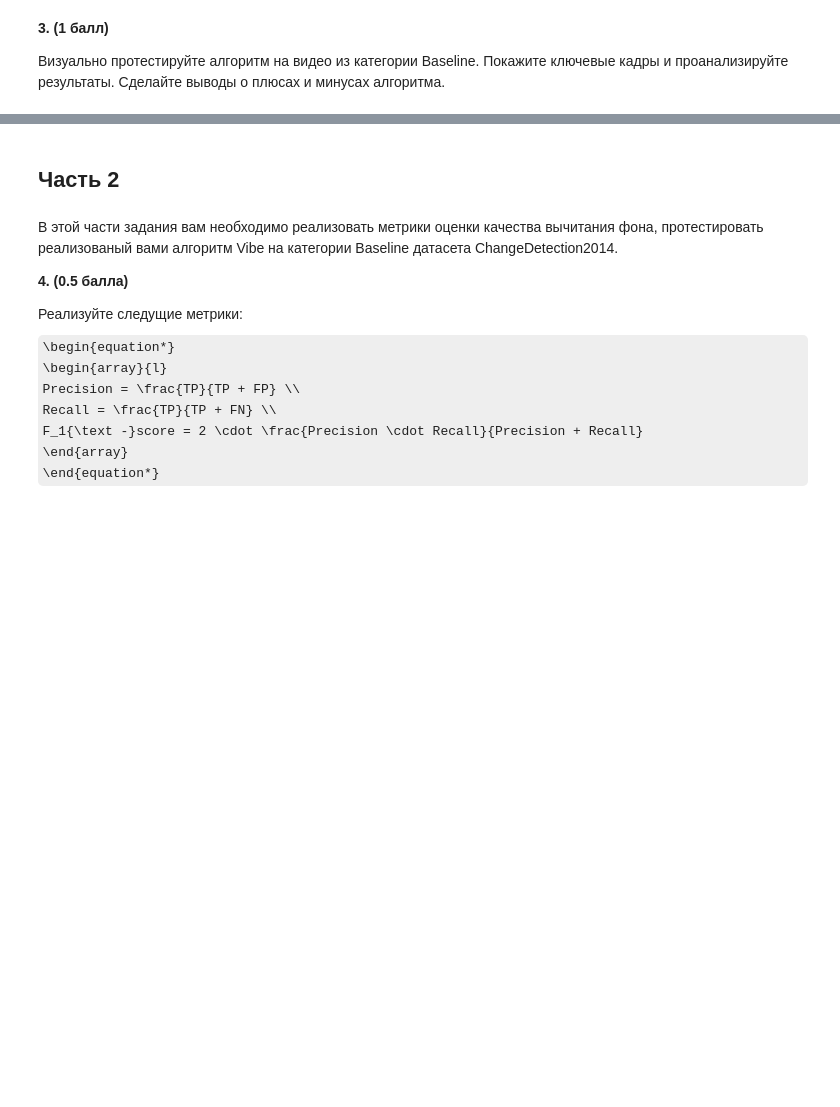
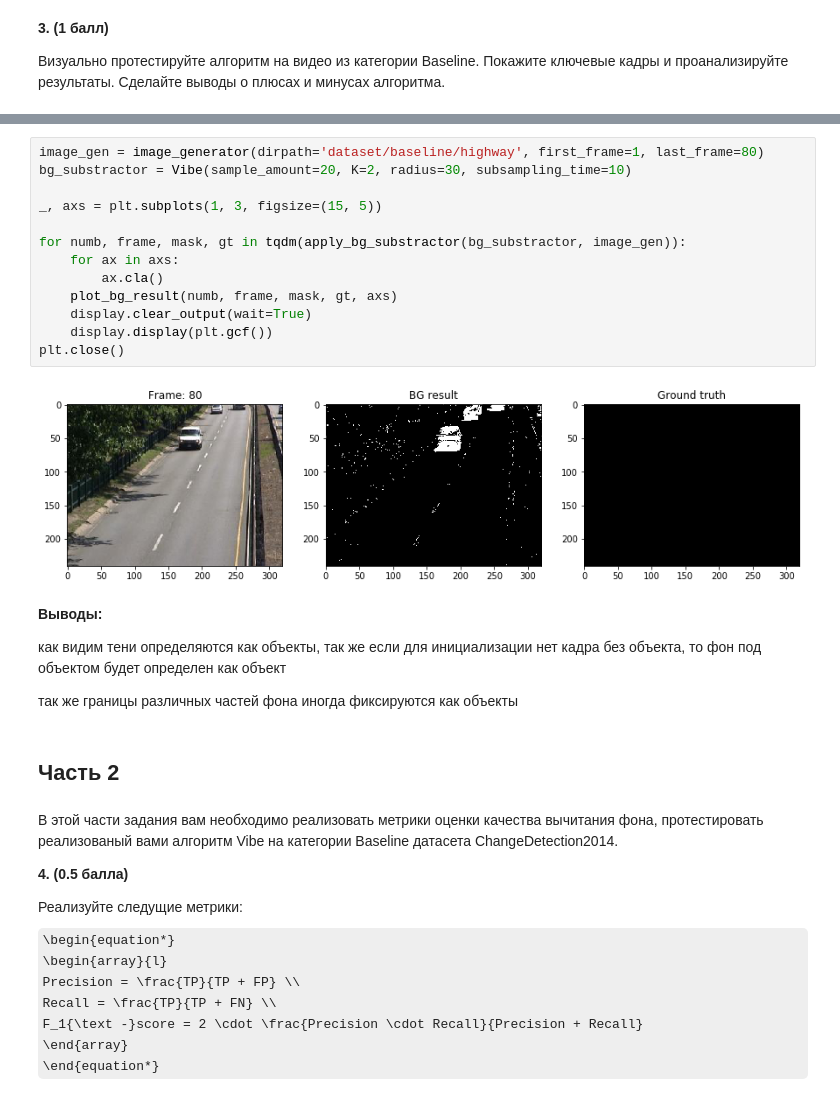
Before and after one commit to yaPhilya/Computer-Vision, a Jupyter notebook: week_7/07 вычитание фона/task.ipynb, the cells around one changed output, grey strips where cells are left out. Saved outputs shown, nothing was run; the diff lists cells and outputs as text; some formulas as TeX source; blank space fills up the shorter version.

```diff
--- a/week_7/07 вычитание фона/task.ipynb
+++ b/week_7/07 вычитание фона/task.ipynb
@@ -208,3 +238,24 @@ plt.close()
+# %%
+image_gen = image_generator(dirpath='dataset/baseline/highway', first_frame=1, last_frame=80)
+bg_substractor = Vibe(sample_amount=20, K=2, radius=30, subsampling_time=10)
+
+_, axs = plt.subplots(1, 3, figsize=(15, 5))
+
+for numb, frame, mask, gt in tqdm(apply_bg_substractor(bg_substractor, image_gen)):
+    for ax in axs:
+        ax.cla()
+    plot_bg_result(numb, frame, mask, gt, axs)
+    display.clear_output(wait=True)
+    display.display(plt.gcf())
+plt.close()
+# %% [output]
+[figure, added]
+# %% [markdown]
+**Выводы:**
+
+как видим тени определяются как объекты, так же если для инициализации нет кадра без объекта, то фон под объектом будет определен как объект
+
+так же границы различных частей фона иногда фиксируются как объекты
 # %% [markdown]
 ## Часть 2
 # %% [markdown]
```
Also changed, not shown: parts of 41 cells of this notebook, 3 other files.
